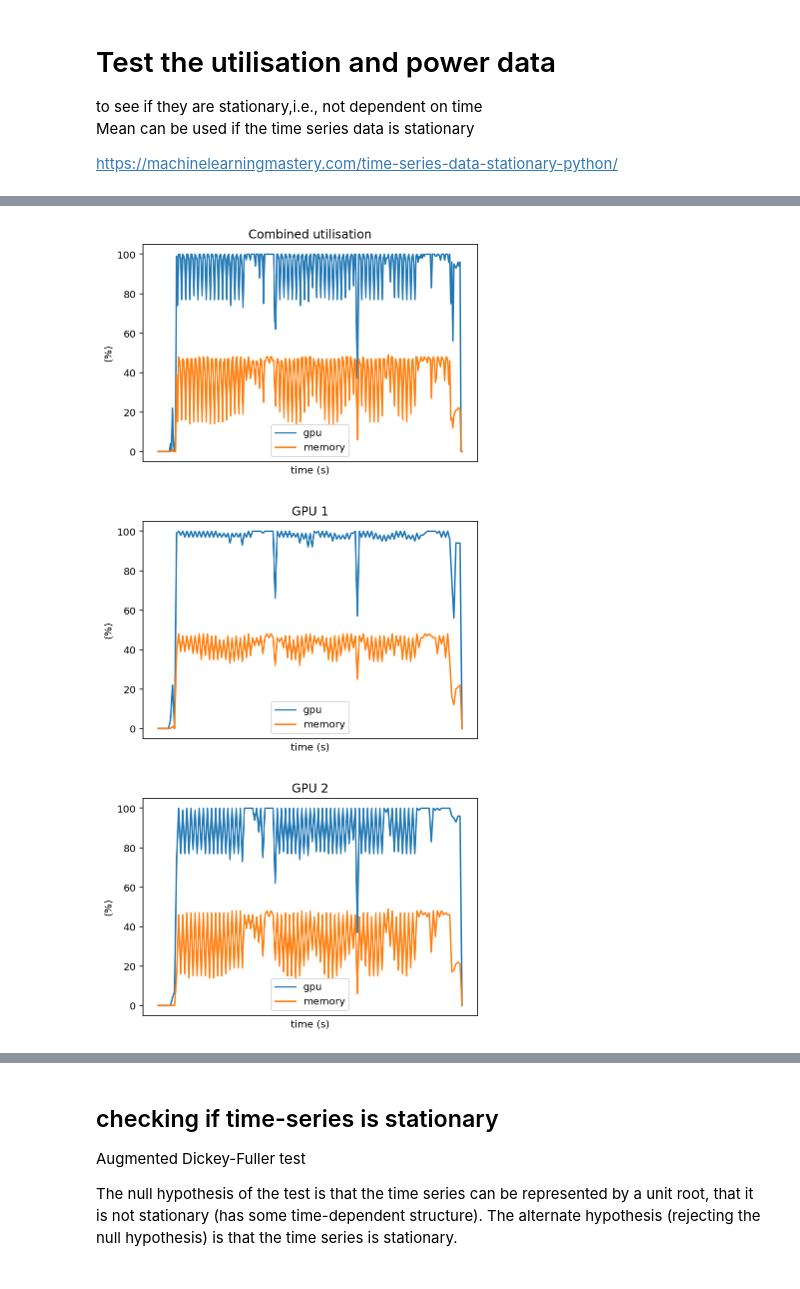
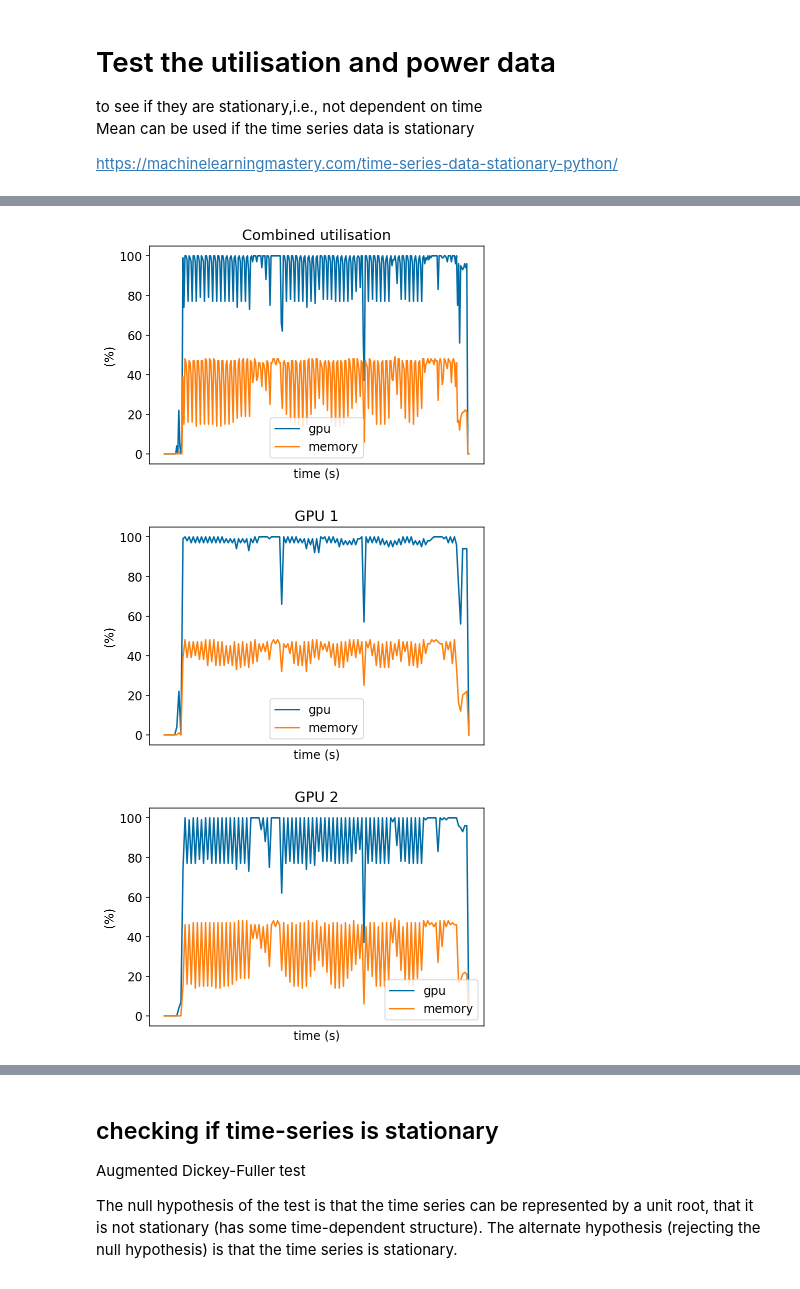
Before and after one commit to MScDissertation/NLP, a Jupyter notebook: Time series data stationary test.ipynb, the cells around one changed output, grey strips where cells are left out. Saved outputs shown, nothing was run; the diff lists cells and outputs as text; code cells hidden in the pictures.

```diff
--- a/Time series data stationary test.ipynb
+++ b/Time series data stationary test.ipynb
@@ -9,12 +9,18 @@ import pandas as pd
 import numpy as np
 from datetime import datetime
 from datetime import timedelta
+import matplotlib as mpl
 import matplotlib.pyplot as plt
 import seaborn as sns
 %matplotlib inline
 %config InlineBackend.figure_format='retina'
 
 # plt.rcParams['figure.dpi'] = 150
+
+mpl.rcParams['savefig.dpi'] = 300
+mpl.rcParams['font.size'] = 12
+
+plt.style.use('tableau-colorblind10')
 # %%
 def read_and_transform(url):
     df = pd.read_csv(url)
@@ -74,13 +81,13 @@ df_gpu2[' power.draw [W]'].plot()
 # %%
 url = "nvidia/nvidia_power_CoLA_64_128.csv"
-df = read_and_transform(url)
+df_cola = read_and_transform(url)
 # print(df.columns)
-plot_gpu_util(df, "Combined utilisation")
-df_gpu1 = df.iloc[::2]
-df_gpu2 = df.iloc[1::2]
-plot_gpu_util(df_gpu1, "GPU 1")
-plot_gpu_util(df_gpu2, "GPU 2")
+plot_gpu_util(df_cola, "Combined utilisation")
+df_cola_gpu1 = df_cola.iloc[::2]
+df_cola_gpu2 = df_cola.iloc[1::2]
+plot_gpu_util(df_cola_gpu1, "GPU 1")
+plot_gpu_util(df_cola_gpu2, "GPU 2")
 # %% [output]
-[figure, old version]
+[figure, new version]
-[figure, old version]
+[figure, new version]
-[figure, old version]
+[figure, new version]
```
Also changed, not shown: parts of 19 cells of this notebook, 6 other files.
